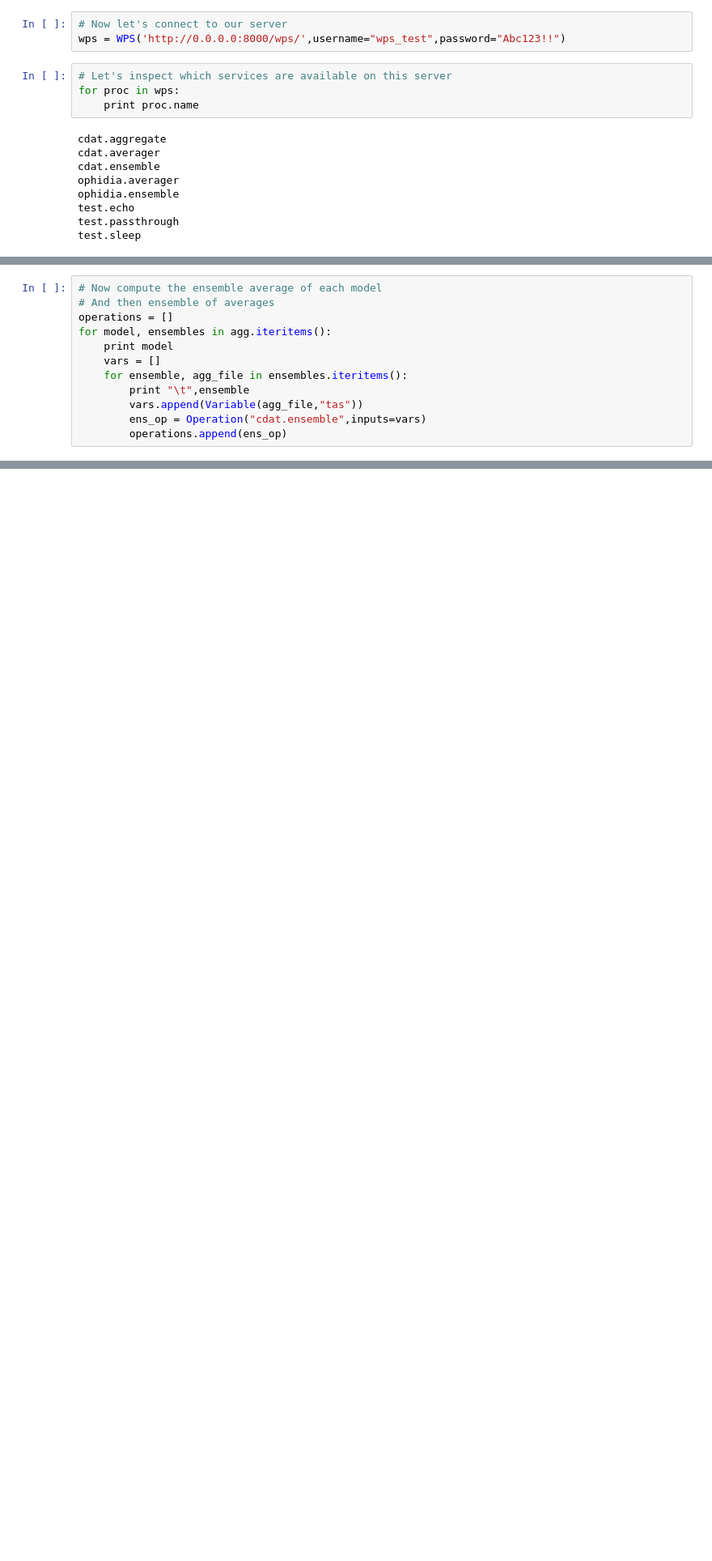
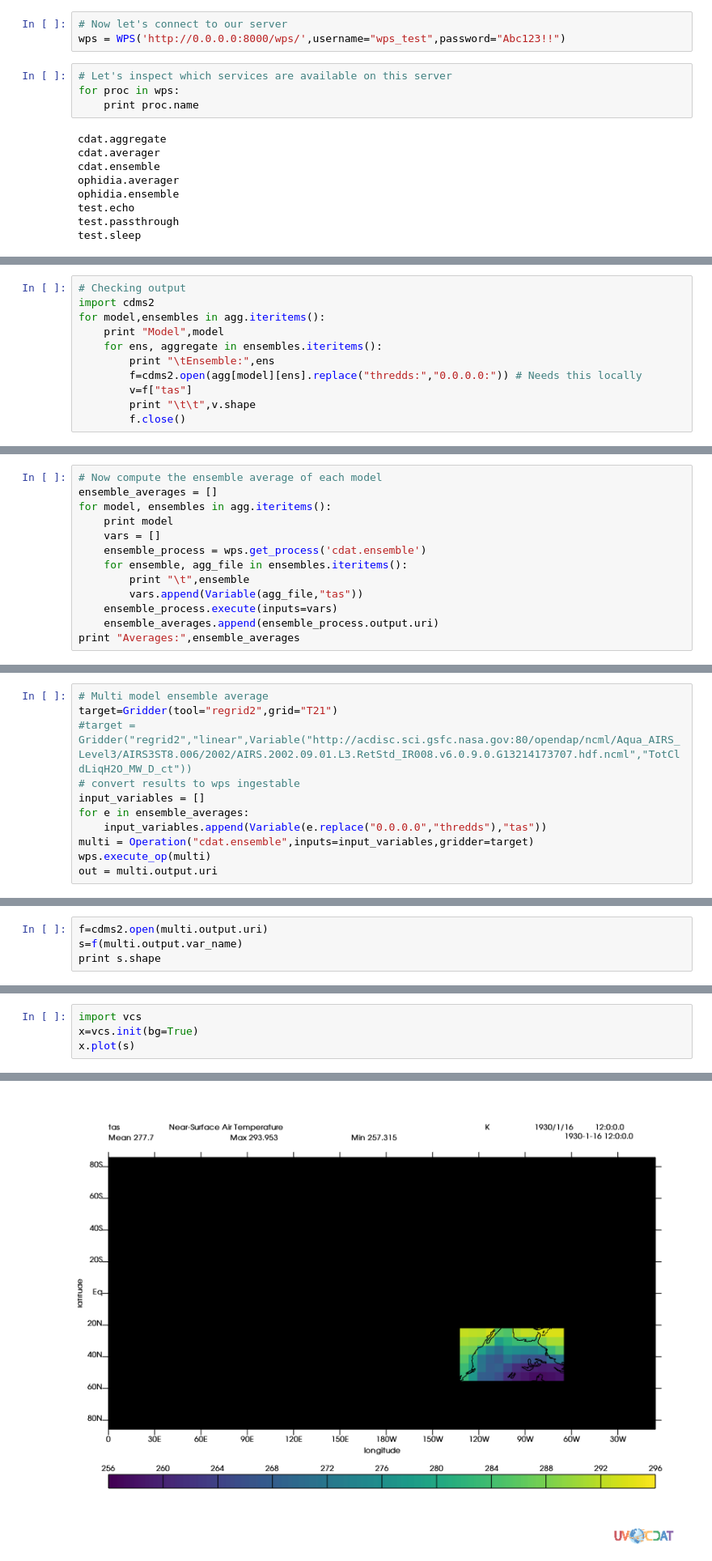
Before and after one commit to doutriaux1/jupyter-nb, a Jupyter notebook: cwt/Multi Model Ensemble.ipynb, the cells around one changed output, grey strips where cells are left out. Shown: that part at 81% size. Saved outputs shown, nothing was run; the diff lists cells and outputs as text; blank space fills up the shorter version.

```diff
--- a/cwt/Multi Model Ensemble.ipynb
+++ b/cwt/Multi Model Ensemble.ipynb
@@ -79,0 +98,11 @@ print v.shape
+# %%
+# Checking output
+import cdms2
+for model,ensembles in agg.iteritems():
+    print "Model",model
+    for ens, aggregate in ensembles.iteritems():
+        print "\tEnsemble:",ens
+        f=cdms2.open(agg[model][ens].replace("thredds:","0.0.0.0:")) # Needs this locally
+        v=f["tas"]
+        print "\t\t",v.shape
+        f.close()
@@ -80,12 +127,13 @@ print v.shape
 # %%
 # Now compute the ensemble average of each model
-# And then ensemble of averages
-operations = []
+ensemble_averages = []
 for model, ensembles in agg.iteritems():
     print model
     vars = []
+    ensemble_process = wps.get_process('cdat.ensemble')
     for ensemble, agg_file in ensembles.iteritems():
         print "\t",ensemble
         vars.append(Variable(agg_file,"tas"))
-        ens_op = Operation("cdat.ensemble",inputs=vars)
-        operations.append(ens_op)
+    ensemble_process.execute(inputs=vars)
+    ensemble_averages.append(ensemble_process.output.uri)
+print "Averages:",ensemble_averages
@@ -98,0 +169,11 @@ wps.
+# %%
+# Multi model ensemble average
+target=Gridder(tool="regrid2",grid="T21")
+#target = Gridder("regrid2","linear",Variable("http://acdisc.sci.gsfc.nasa.gov:80/opendap/ncml/Aqua_AIRS_Level3/AIRS3ST8.006/2002/AIRS.2002.09.01.L3.RetStd_IR008.v6.0.9.0.G13214173707.hdf.ncml","TotCldLiqH2O_MW_D_ct"))
+# convert results to wps ingestable
+input_variables = []
+for e in ensemble_averages:
+    input_variables.append(Variable(e.replace("0.0.0.0","thredds"),"tas"))
+multi = Operation("cdat.ensemble",inputs=input_variables,gridder=target)
+wps.execute_op(multi)
+out = multi.output.uri
@@ -98,0 +188,4 @@ wps.
+# %%
+f=cdms2.open(multi.output.uri)
+s=f(multi.output.var_name)
+print s.shape
@@ -98,0 +194,5 @@ wps.
+# %%
+import vcs
+x=vcs.init(bg=True)
+x.plot(s)
+# %% [output]
@@ -98,0 +201 @@ wps.
+[figure, added]
```
Also changed, not shown: parts of 18 cells of this notebook.
